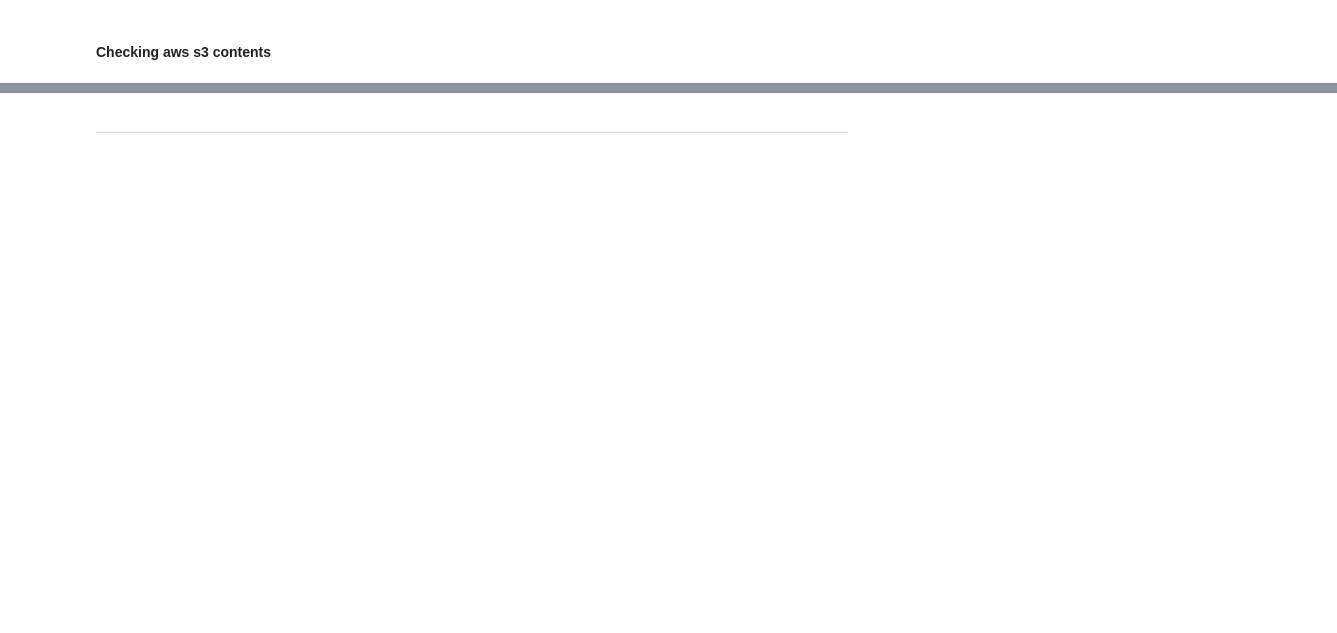
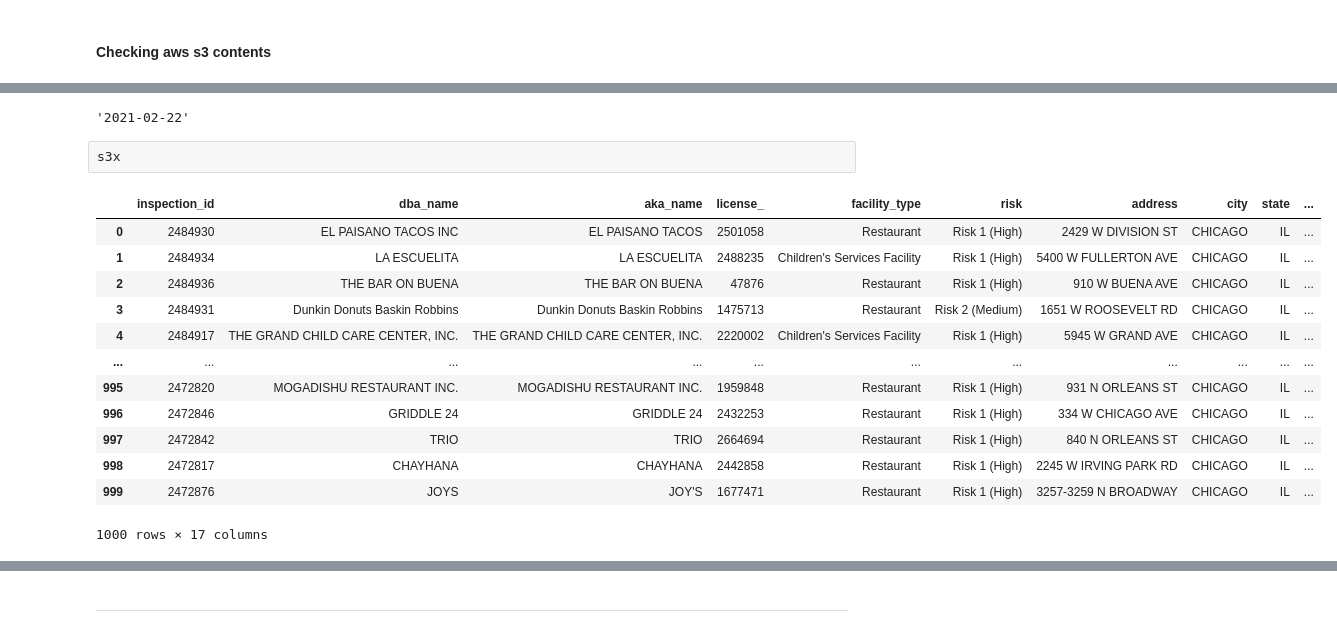
Before and after one commit to santibatte/dpa_2021, a Jupyter notebook: _robdir/rob_sandbox2.ipynb, the cells around one changed output, grey strips where cells are left out. Saved outputs shown, nothing was run; the diff lists cells and outputs as text; code cells hidden in the pictures; blank space fills up the shorter version.

```diff
--- a/_robdir/rob_sandbox2.ipynb
+++ b/_robdir/rob_sandbox2.ipynb
@@ -152,0 +204,2 @@ key_hist = "ingestion/initial"
+# %%
+s3 = get_s3_resource()
@@ -155,0 +248,29 @@ objects
+# %%
+rex = str(cont_dat_prefix) + "(.*).pkl"
+
+lx = [datetime.strptime(re.search(rex, obj["Key"]).group(1), '%Y-%m-%d') for obj in objects if cont_dat_prefix in obj["Key"]]
+most_rec_date = datetime.strftime(max(lx), '%Y-%m-%d')
+most_rec_date
+# %% [output]
+'2021-02-22'
+# %%
+s3x = pickle.loads(s3.get_object(Bucket=bucket_name, Key=(cont_ingest_path + "consecutive-inspections-2021-02-21.pkl"))['Body'].read())
+# %% [raw]
+s3x
+# %%
+dfx = pd.DataFrame(s3x)
+dfx
+# %% [output]
+|  | inspection_id | dba_name | aka_name | license_ | facility_type | risk | address | city | state | ... |
+| 0 | 2484930 | EL PAISANO TACOS INC | EL PAISANO TACOS | 2501058 | Restaurant | Risk 1 (High) | 2429 W DIVISION ST | CHICAGO | IL | ... |
+| 1 | 2484934 | LA ESCUELITA | LA ESCUELITA | 2488235 | Children's Services Facility | Risk 1 (High) | 5400 W FULLERTON AVE | CHICAGO | IL | ... |
+| 2 | 2484936 | THE BAR ON BUENA | THE BAR ON BUENA | 47876 | Restaurant | Risk 1 (High) | 910 W BUENA AVE | CHICAGO | IL | ... |
+| 3 | 2484931 | Dunkin Donuts Baskin Robbins | Dunkin Donuts Baskin Robbins | 1475713 | Restaurant | Risk 2 (Medium) | 1651 W ROOSEVELT RD | CHICAGO | IL | ... |
+| 4 | 2484917 | THE GRAND CHILD CARE CENTER, INC. | THE GRAND CHILD CARE CENTER, INC. | 2220002 | Children's Services Facility | Risk 1 (High) | 5945 W GRAND AVE | CHICAGO | IL | ... |
+| ... | ... | ... | ... | ... | ... | ... | ... | ... | ... | ... |
+| 995 | 2472820 | MOGADISHU RESTAURANT INC. | MOGADISHU RESTAURANT INC. | 1959848 | Restaurant | Risk 1 (High) | 931 N ORLEANS ST | CHICAGO | IL | ... |
+| 996 | 2472846 | GRIDDLE 24 | GRIDDLE 24 | 2432253 | Restaurant | Risk 1 (High) | 334 W CHICAGO AVE | CHICAGO | IL | ... |
+| 997 | 2472842 | TRIO | TRIO | 2664694 | Restaurant | Risk 1 (High) | 840 N ORLEANS ST | CHICAGO | IL | ... |
+| 998 | 2472817 | CHAYHANA | CHAYHANA | 2442858 | Restaurant | Risk 1 (High) | 2245 W IRVING PARK RD | CHICAGO | IL | ... |
+| 999 | 2472876 | JOYS | JOY'S | 1677471 | Restaurant | Risk 1 (High) | 3257-3259 N BROADWAY | CHICAGO | IL | ... |
+1000 rows × 17 columns
```
Also changed, not shown: parts of 23 cells of this notebook, 1 other file.
